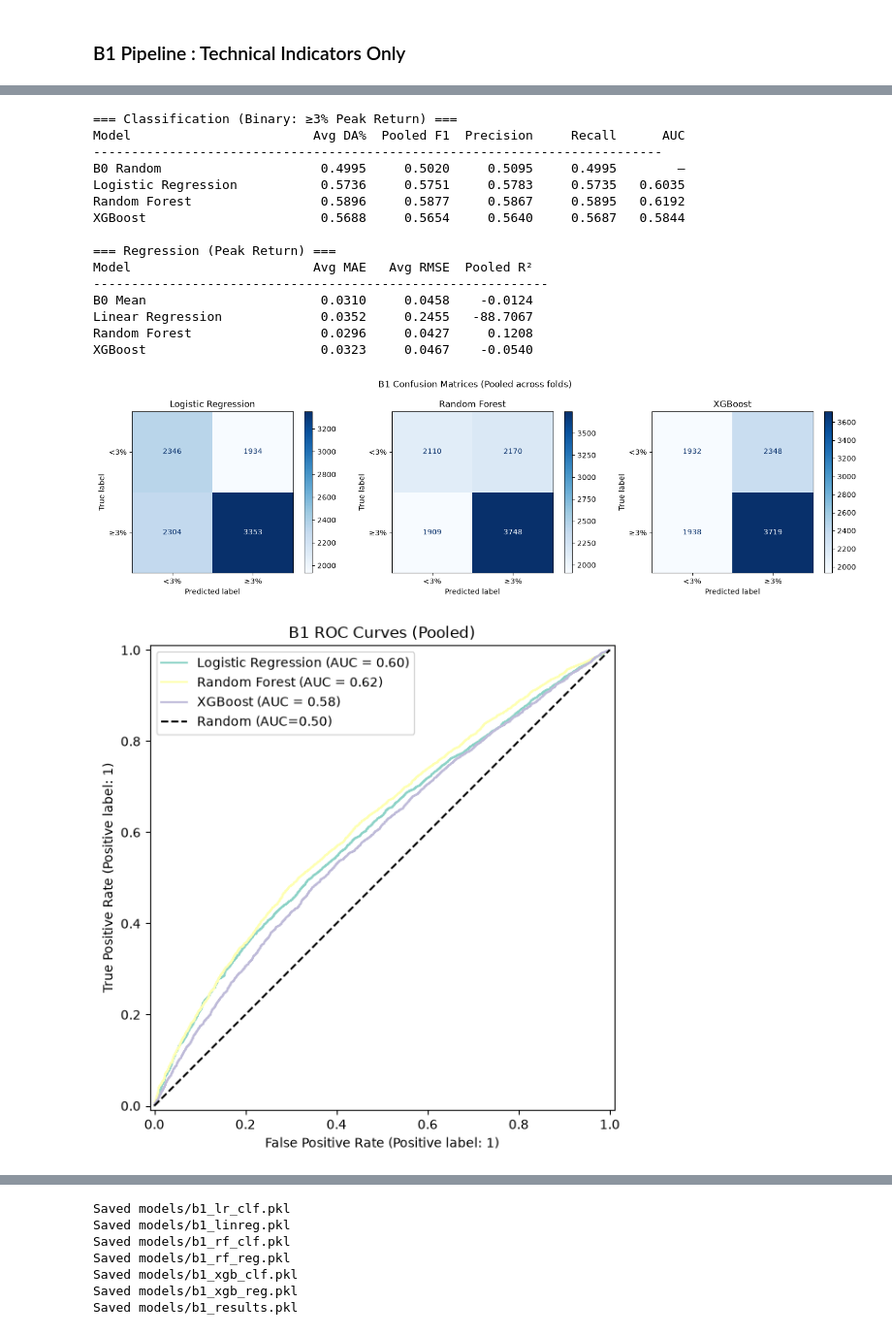
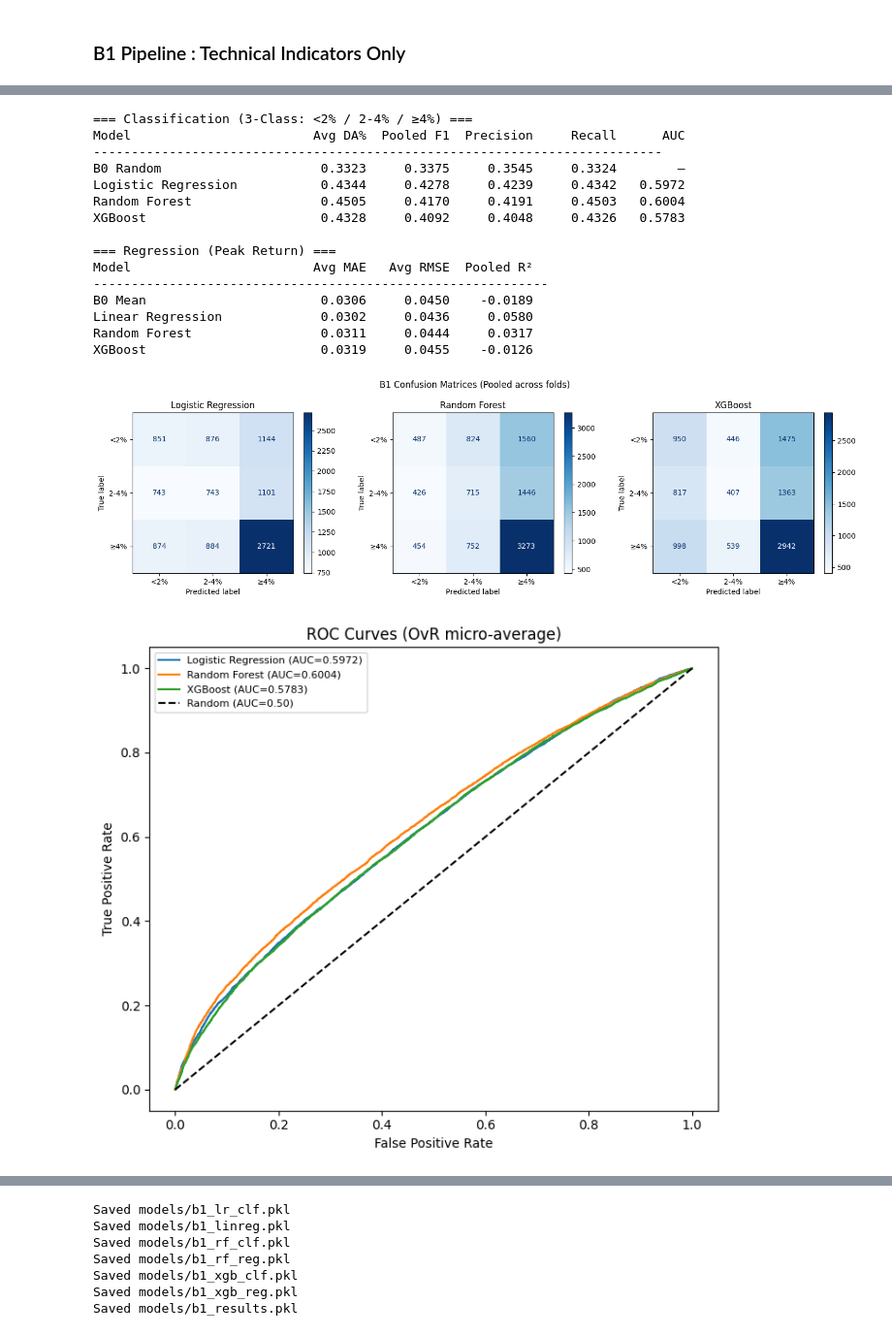
Before and after one commit to Richard-X46/Post-Earnings-Forecast, a Jupyter notebook: src/modeling/b1_pipeline.ipynb, the cells around one changed output, grey strips where cells are left out. Shown at 97% size. Cells and saved outputs as stored; diff of their text form; code cells hidden in the pictures.

```diff
--- a/src/modeling/b1_pipeline.ipynb
+++ b/src/modeling/b1_pipeline.ipynb
@@ -227,6 +302,6 @@ Pooled AUC: 0.6192
 # %%
-rf_reg = {"fold_mae": [], "fold_rmse": [], "preds": [], "true": []}
-rf_reg_model = RandomForestRegressor(n_estimators=100, max_depth=15, random_state=42, n_jobs=-1)
+rf_reg = {"fold_mae": [], "fold_rmse": [], "fold_r2": [], "preds": [], "true": []}
+rf_reg_model = XGBRegressor(n_estimators=50, max_depth=6, random_state=42, n_jobs=-1)
 
 for f in folds_data:
     rf_reg_model.fit(f["X_train"], f["y_train_ret"])
@@ -234,14 +309,17 @@ for f in folds_data:
 
     mae = mean_absolute_error(f["y_test_ret"], preds)
     rmse = np.sqrt(mean_squared_error(f["y_test_ret"], preds))
+    r2 = r2_score(f["y_test_ret"], preds)
     rf_reg["fold_mae"].append(mae)
     rf_reg["fold_rmse"].append(rmse)
+    rf_reg["fold_r2"].append(r2)
     rf_reg["preds"].extend(preds)
     rf_reg["true"].extend(f["y_test_ret"])
 
-    print(f"Fold {f['fold_num']} [{f['test_year']}]: MAE={mae:.4f}  RMSE={rmse:.4f}")
+    print(f"Fold {f['fold_num']} [{f['test_quarter']}]: MAE={mae:.4f}  RMSE={rmse:.4f}  R²={r2:.4f}")
 
 print(f"\nAvg MAE:   {np.mean(rf_reg['fold_mae']):.4f}")
 print(f"Avg RMSE:  {np.mean(rf_reg['fold_rmse']):.4f}")
+print(f"Avg R²:    {np.mean(rf_reg['fold_r2']):.4f}")
 print(f"Pooled R²: {r2_score(np.array(rf_reg['true']), np.array(rf_reg['preds'])):.4f}")
 # %% [output]
@@ -261,7 +347,7 @@ xgb_clf_model = XGBClassifier(n_estimators=200, eval_metric="logloss", random_st
 for f in folds_data:
     xgb_clf_model.fit(f["X_train"], f["y_train_cls"])
     preds = xgb_clf_model.predict(f["X_test"])
-    probs = xgb_clf_model.predict_proba(f["X_test"])[:, 1]
+    probs = xgb_clf_model.predict_proba(f["X_test"])
 
     acc = accuracy_score(f["y_test_cls"], preds)
     xgb_clf["fold_acc"].append(acc)
@@ -269,7 +355,7 @@ for f in folds_data:
     xgb_clf["probs"].extend(probs)
     xgb_clf["true"].extend(f["y_test_cls"])
 
-    print(f"Fold {f['fold_num']} [{f['test_year']}]: DA={acc:.4f}")
+    print(f"Fold {f['fold_num']} [{f['test_quarter']}]: DA={acc:.4f}")
 
 true = np.array(xgb_clf["true"])
 preds = np.array(xgb_clf["preds"])
@@ -277,5 +363,5 @@ print(f"\nAvg DA:     {np.mean(xgb_clf['fold_acc']):.4f}")
 print(f"Pooled F1:  {f1_score(true, preds, average='weighted'):.4f}")
 print(f"Precision:  {precision_score(true, preds, average='weighted'):.4f}")
 print(f"Recall:     {recall_score(true, preds, average='weighted'):.4f}")
-print(f"Pooled AUC: {roc_auc_score(true, np.array(xgb_clf['probs'])):.4f}")
+print(f"Pooled AUC: {roc_auc_score(true, np.array(xgb_clf['probs']), multi_class='ovr', average='weighted'):.4f}")
 # %% [output]
@@ -323,5 +423,5 @@ Pooled R²: -0.0540
 # %%
-print("=== Classification (Binary: ≥3% Peak Return) ===")
+print("=== Classification (3-Class: <2% / 2-4% / ≥4%) ===")
 print(f"{'Model':<25} {'Avg DA%':>10} {'Pooled F1':>10} {'Precision':>10} {'Recall':>10} {'AUC':>8}")
 print("-" * 75)
 
@@ -334,7 +434,7 @@ for name, r in [("B0 Random", b0_clf), ("Logistic Regression", lr_clf),
     prec = precision_score(true, preds, average="weighted")
     rec = recall_score(true, preds, average="weighted")
     if r.get("probs"):
-        auc = roc_auc_score(true, np.array(r["probs"]))
+        auc = roc_auc_score(true, np.array(r["probs"]), multi_class='ovr', average='weighted')
         auc_str = f"{auc:>8.4f}"
     else:
         auc_str = f"{'—':>8}"
@@ -350,21 +450,21 @@ for name, r in [("B0 Mean", b0_reg), ("Linear Regression", linreg),
     preds = np.array(r["preds"])
     print(f"{name:<25} {np.mean(r['fold_mae']):>10.4f} {np.mean(r['fold_rmse']):>10.4f} {r2_score(true, preds):>10.4f}")
 # %% [output]
-=== Classification (Binary: ≥3% Peak Return) ===
+=== Classification (3-Class: <2% / 2-4% / ≥4%) ===
 Model                        Avg DA%  Pooled F1  Precision     Recall      AUC
 ---------------------------------------------------------------------------
-B0 Random                     0.4995     0.5020     0.5095     0.4995        —
-Logistic Regression           0.5736     0.5751     0.5783     0.5735   0.6035
-Random Forest                 0.5896     0.5877     0.5867     0.5895   0.6192
-XGBoost                       0.5688     0.5654     0.5640     0.5687   0.5844
+B0 Random                     0.3323     0.3375     0.3545     0.3324        —
+Logistic Regression           0.4344     0.4278     0.4239     0.4342   0.5972
+Random Forest                 0.4505     0.4170     0.4191     0.4503   0.6004
+XGBoost                       0.4328     0.4092     0.4048     0.4326   0.5783
 
 === Regression (Peak Return) ===
 Model                        Avg MAE   Avg RMSE  Pooled R²
 ------------------------------------------------------------
-B0 Mean                       0.0310     0.0458    -0.0124
-Linear Regression             0.0352     0.2455   -88.7067
-Random Forest                 0.0296     0.0427     0.1208
-XGBoost                       0.0323     0.0467    -0.0540
+B0 Mean                       0.0306     0.0450    -0.0189
+Linear Regression             0.0302     0.0436     0.0580
+Random Forest                 0.0311     0.0444     0.0317
+XGBoost                       0.0319     0.0455    -0.0126
 # %%
 plt.rcParams['figure.facecolor'] = 'white'     # Figure background
 plt.rcParams['axes.facecolor'] = 'white'       # Plot area background
@@ -383,31 +483,43 @@ for ax, (name, r) in zip(axes, [("Logistic Regression", lr_clf),
     true = np.array(r["true"])
     preds = np.array(r["preds"])
     ConfusionMatrixDisplay.from_predictions(true, preds, ax=ax, cmap="Blues",
-                                            display_labels=["<3%", "≥3%"])
+                                            display_labels=["<2%", "2-4%", "≥4%"])
     ax.set_title(name)
 
 plt.suptitle("B1 Confusion Matrices (Pooled across folds)", y=1.02)
 plt.tight_layout()
 plt.show()
 # %% [output]
-[figure, old version]
+[figure, new version]
 # %%
+# 3-class ROC: use roc_auc_score with OvR
+from sklearn.preprocessing import label_binarize
+from sklearn.metrics import roc_curve
+
+classes = [0, 1, 2]
+labels = ["Low (<2%)", "Moderate (2-4%)", "Strong (≥4%)"]
 fig, ax = plt.subplots(figsize=(7, 6))
 
 for name, r in [("Logistic Regression", lr_clf),
                 ("Random Forest", rf_clf),
                 ("XGBoost", xgb_clf)]:
-    true = np.array(r["true"])
-    probs = np.array(r["probs"])
-    RocCurveDisplay.from_predictions(true, probs, ax=ax, name=name)
+    y_true_bin = label_binarize(np.array(r["true"]), classes=classes)
+    y_score = np.array(r["probs"])
+    auc_val = roc_auc_score(np.array(r["true"]), y_score, multi_class='ovr', average='weighted')
+
+    # Plot the OvR micro-average ROC
+    fpr, tpr, _ = roc_curve(y_true_bin.ravel(), y_score.ravel())
+    ax.plot(fpr, tpr, label=f"{name} (AUC={auc_val:.4f})")
 
 ax.plot([0, 1], [0, 1], "k--", label="Random (AUC=0.50)")
-ax.set_title("B1 ROC Curves (Pooled)")
-ax.legend()
+ax.set_xlabel("False Positive Rate")
+ax.set_ylabel("True Positive Rate")
+ax.set_title("ROC Curves (OvR micro-average)")
+ax.legend(fontsize=8)
 plt.tight_layout()
 plt.show()
 # %% [output]
-[figure, old version]
+[figure, new version]
 # %%
 fold_years = [f["test_year"] for f in folds_data]
 x = np.arange(len(fold_years))
```
Also changed, not shown: parts of 12 cells of this notebook, 46 other files.
